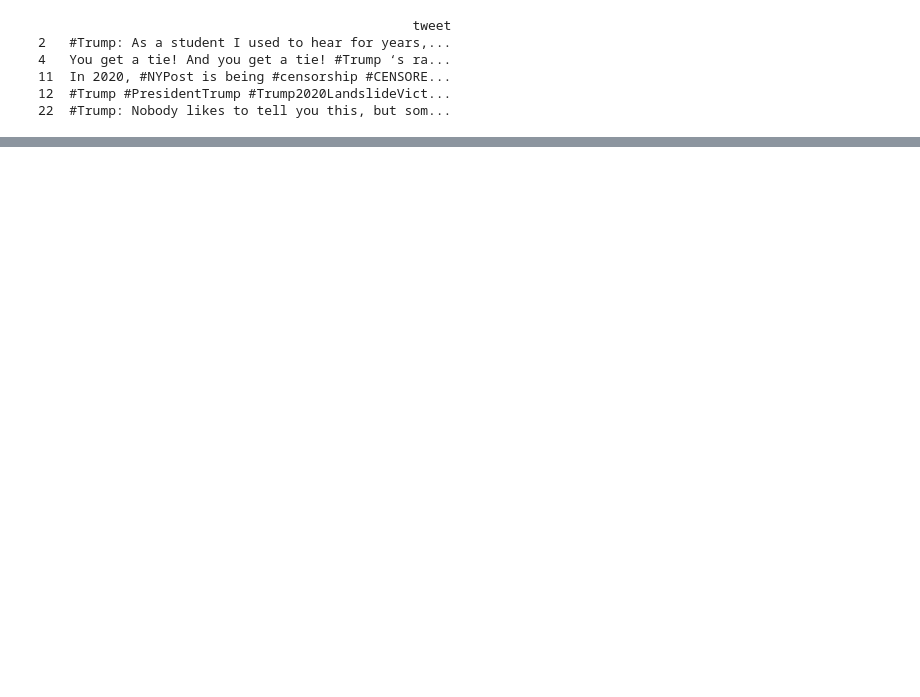
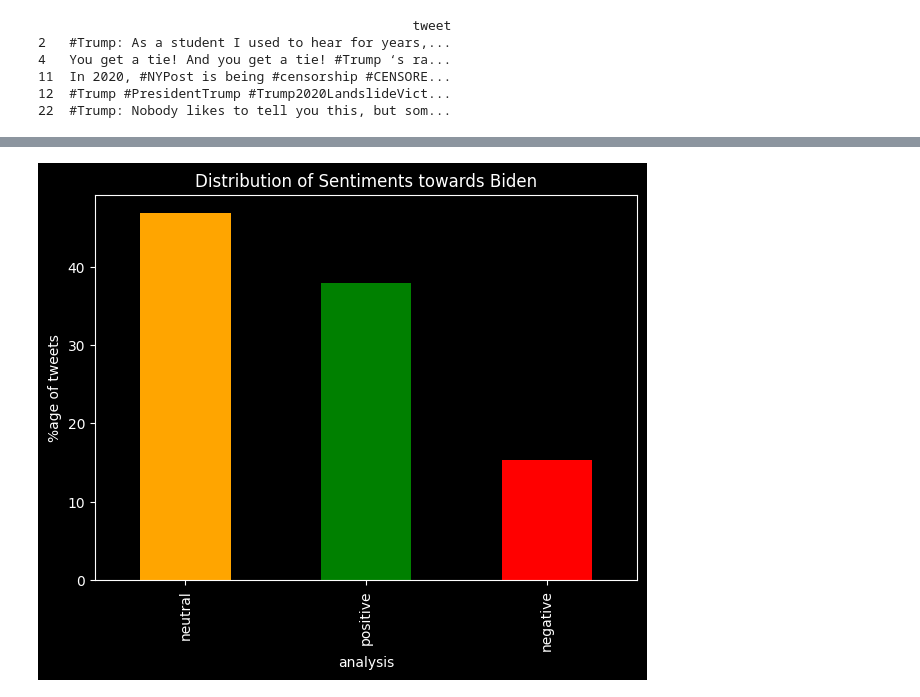
Before and after one commit to akhmalbabu/NLP_Sentiment_Analysis_for_US_Election, a Jupyter notebook: FD_Assignment_2.ipynb, the cells around one changed output, grey strips where cells are left out. Saved outputs shown, nothing was run; the diff lists cells and outputs as text; code cells hidden in the pictures; blank space fills up the shorter version.

```diff
--- a/FD_Assignment_2.ipynb
+++ b/FD_Assignment_2.ipynb
@@ -341,0 +415,5 @@ trump_tweets['subjectivity'] = trump_tweets['cleantext'].apply(getsubjectivity)
+# %%
+biden_tweets = data[data['candidate'] == 'biden']
+biden_tweets = biden_tweets.loc[biden_tweets.country == 'US']
+biden_tweets = biden_tweets[['tweet']]
+biden_tweets
@@ -341,0 +434,3 @@ trump_tweets['subjectivity'] = trump_tweets['cleantext'].apply(getsubjectivity)
+# %%
+biden_tweets['cleantext']=biden_tweets['tweet'].apply(clean)
+biden_tweets.head()
@@ -341,0 +444,5 @@ trump_tweets['subjectivity'] = trump_tweets['cleantext'].apply(getsubjectivity)
+# %%
+biden_tweets['subjectivity'] = biden_tweets['cleantext'].apply(getsubjectivity)
+biden_tweets['polarity'] = biden_tweets['cleantext'].apply(getpolarity)
+biden_tweets['analysis'] = biden_tweets['polarity'].apply(getAnalysis)
+biden_tweets.head()
@@ -341,0 +456,14 @@ trump_tweets['subjectivity'] = trump_tweets['cleantext'].apply(getsubjectivity)
+# %%
+# how much data is positive/negetive/neutral
+plt.style.use('dark_background')
+
+# Define colors for each bar
+colors = ['orange', 'green', 'red']
+
+plt.figure(figsize=(7, 5))
+(biden_tweets.analysis.value_counts(normalize=True) * 100).plot.bar(color=colors)
+plt.ylabel("%age of tweets")
+plt.title("Distribution of Sentiments towards Biden")
+plt.show()
+# %% [output]
+[figure, added]
```
Also changed, not shown: parts of 11 cells of this notebook.
